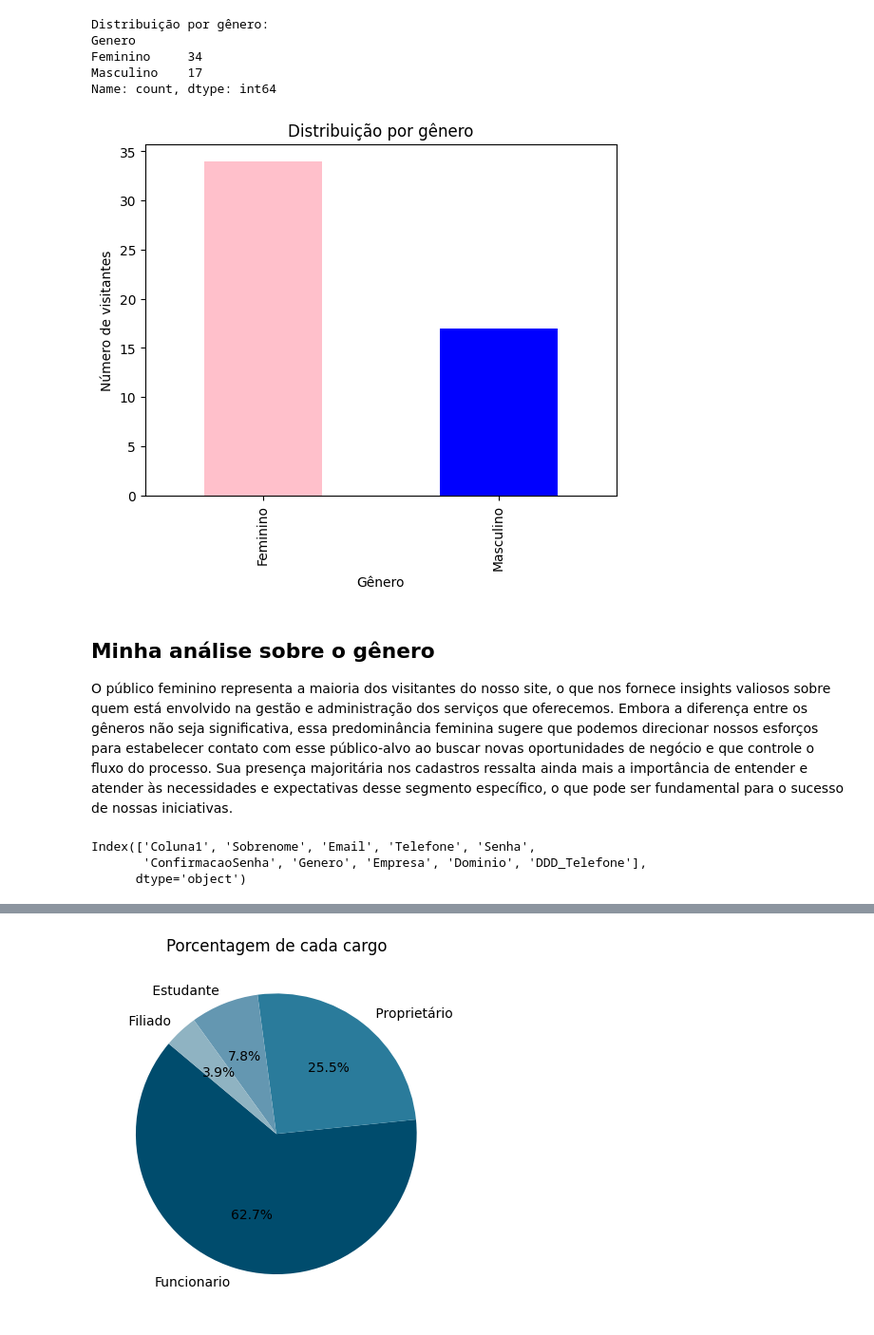
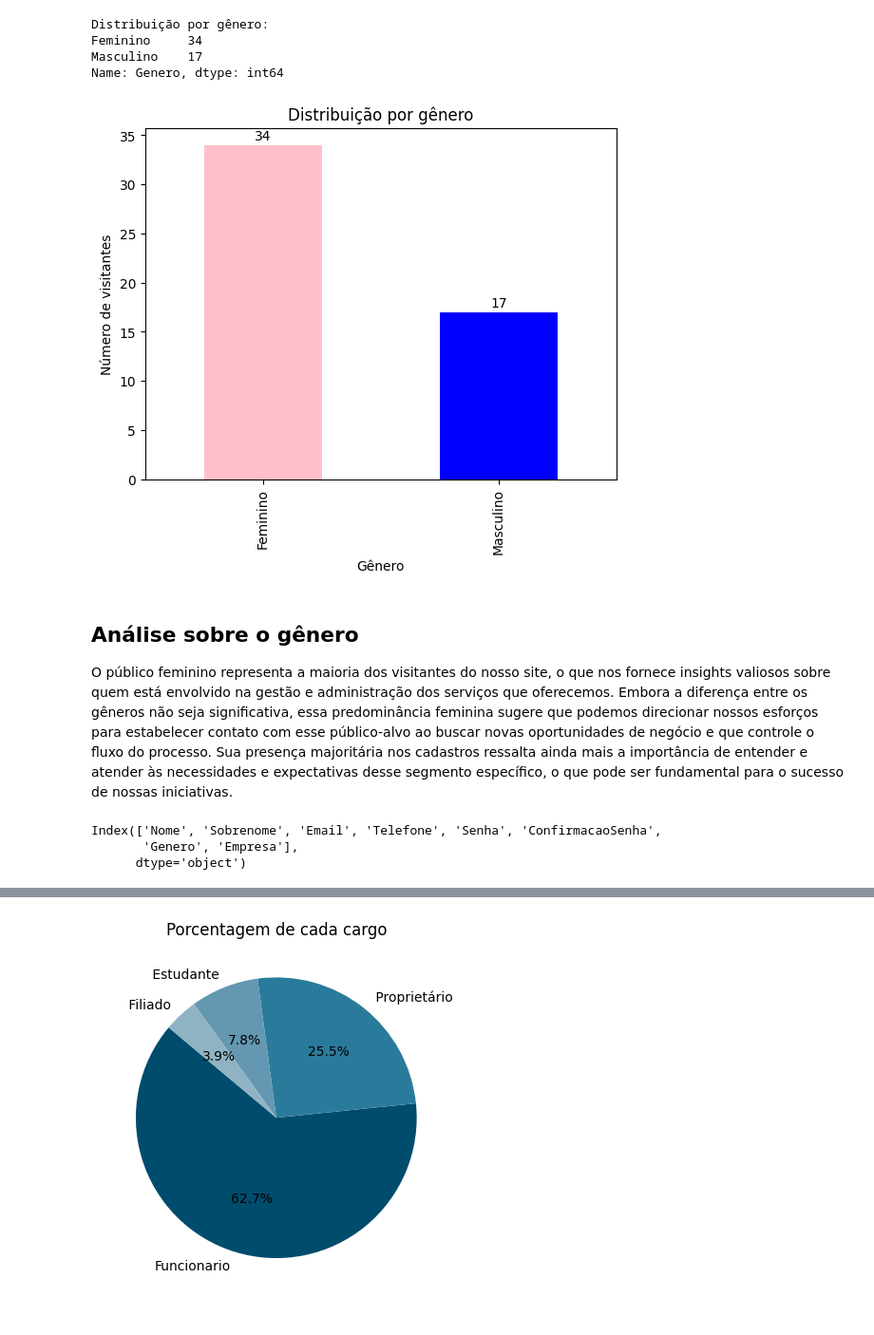
Before and after one commit to patinaomi/sprint-3-fiap, a Jupyter notebook: AI & Chatbot/Analise-Cadastro.ipynb, the cells around one changed output, grey strips where cells are left out. Shown at 95% size. Saved outputs shown, nothing was run; the diff lists cells and outputs as text; code cells hidden in the pictures.

Commit message:
Inclusão das análises

```diff
--- a/AI & Chatbot/Analise-Cadastro.ipynb
+++ b/AI & Chatbot/Analise-Cadastro.ipynb
@@ -13,7 +13,7 @@ import folium
 from folium.plugins import HeatMap
 
 ##---------------------( Carregar os dados )---------------------##
-dados = pd.read_excel('Dados-Analise-IA.xlsx', sheet_name='Cadastro')
+dados = pd.read_excel('Dados-Analise-IA.xlsx', sheet_name='Cadastro', engine='openpyxl')
 
 # Primeira análise será pelo cadastro do visitante.
 # %%
@@ -38,38 +38,42 @@ tabela = pd.DataFrame(dados)
 # %%
 
 ##---------------------( Análise Gênero )---------------------##
 
 # Quero saber qual o publico que mas faz a pesquisa dos nossos produtos
 genero_distribuicao = dados['Genero'].value_counts()
 print("Distribuição por gênero:")
 print(genero_distribuicao)
 
 # Definição das cores para cada gênero
 cores = {'Masculino': 'blue', 'Feminino': 'pink'}
 
 
 # Gráfico
 genero_distribuicao.plot(kind='bar', title='Distribuição por gênero',
                          color = [cores[gen.strip()]
                                   for gen in genero_distribuicao.index])
 plt.xlabel('Gênero')
 plt.ylabel('Número de visitantes')
+
+# Adicionar os valores em cada barra para facilitar a visualização
+for i, valor in enumerate(genero_distribuicao):
+    plt.text(i, valor + 0.5, str(valor), ha='center')
+
 plt.show()
 # %% [output]
 Distribuição por gênero:
-Genero
 Feminino     34
 Masculino    17
-Name: count, dtype: int64
+Name: Genero, dtype: int64
-[figure, old version]
+[figure, new version]
 # %% [markdown]
-## Minha análise sobre o gênero
+## Análise sobre o gênero
 O público feminino representa a maioria dos visitantes do nosso site, o que nos fornece insights valiosos sobre quem está envolvido na gestão e administração dos serviços que oferecemos. Embora a diferença entre os gêneros não seja significativa, essa predominância feminina sugere que podemos direcionar nossos esforços para estabelecer contato com esse público-alvo ao buscar novas oportunidades de negócio e que controle o fluxo do processo. Sua presença majoritária nos cadastros ressalta ainda mais a importância de entender e atender às necessidades e expectativas desse segmento específico, o que pode ser fundamental para o sucesso de nossas iniciativas.
 # %%
 tabela.columns
 # %% [output]
-Index(['Coluna1', 'Sobrenome', 'Email', 'Telefone', 'Senha',
-       'ConfirmacaoSenha', 'Genero', 'Empresa', 'Dominio', 'DDD_Telefone'],
+Index(['Nome', 'Sobrenome', 'Email', 'Telefone', 'Senha', 'ConfirmacaoSenha',
+       'Genero', 'Empresa'],
       dtype='object')
 # %%
 
```
Also changed, not shown: parts of 6 cells of this notebook, 3 other files.
